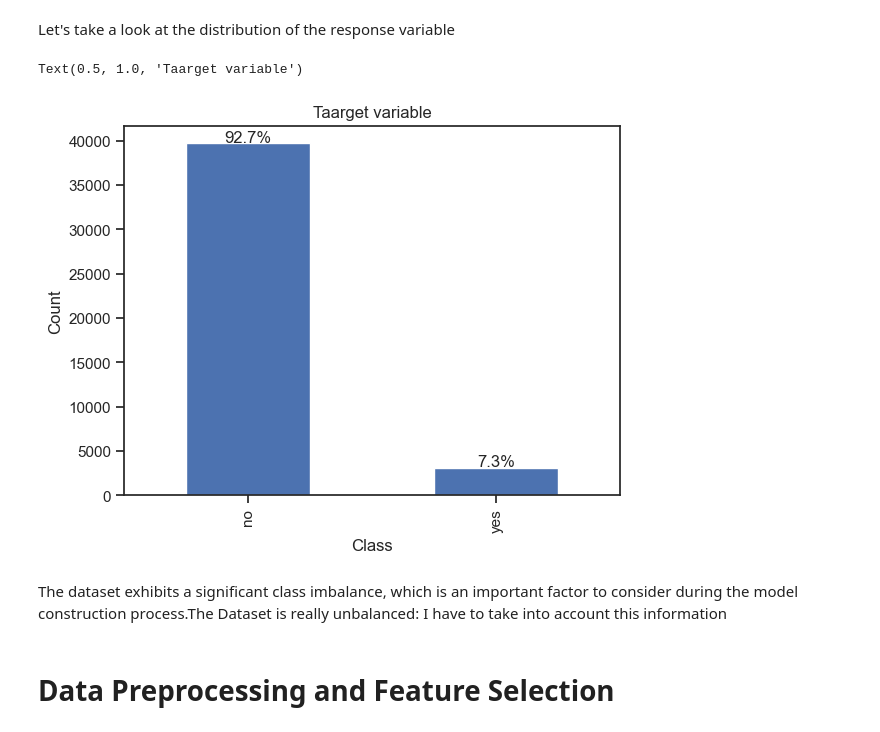
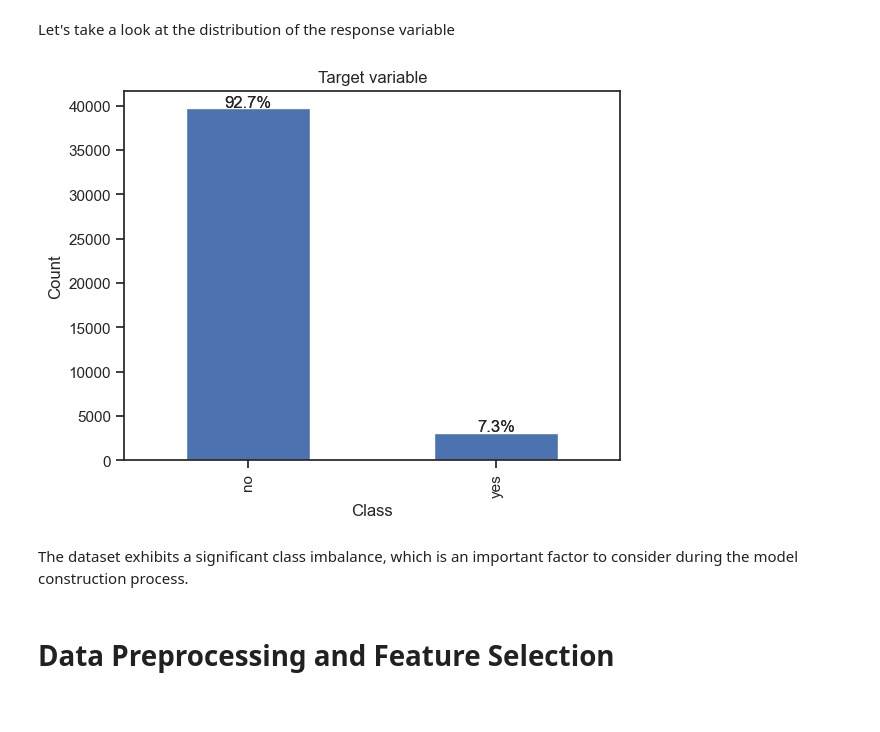
Before and after one commit to pz2398/Marketing_Campaign, a Jupyter notebook: analysis.ipynb, the cells around one changed output. Saved outputs shown, nothing was run; the diff lists cells and outputs as text; code cells hidden in the pictures.

```diff
--- a/analysis.ipynb
+++ b/analysis.ipynb
@@ -235,24 +230,24 @@ Let's take a look at the distribution of the response variable
 # %%
 class_counts = df['y'].value_counts()
 class_percentages = df['y'].value_counts(normalize=True) * 100
 
 class_counts.plot(kind='bar')
 
 percentage = class_percentages["yes"]
 plt.annotate(f'{percentage:.1f}%', (1, class_counts["yes"]), xytext=(0, 1),
                 textcoords='offset points', ha='center')
 percentage = class_percentages["no"]
 plt.annotate(f'{percentage:.1f}%', (0,  class_counts["no"]), xytext=(0, 1),
                 textcoords='offset points', ha='center')
 
 plt.xlabel('Class')
 plt.ylabel('Count')
-plt.title('Taarget variable')
+plt.title('Target variable')
+plt.show()
 # %% [output]
-Text(0.5, 1.0, 'Taarget variable')
-[figure, old version]
+[figure, new version]
 # %% [markdown]
-The dataset exhibits a significant class imbalance, which is an important factor to consider during the model construction process.The Dataset is really unbalanced: I have to take into account this information
+The dataset exhibits a significant class imbalance, which is an important factor to consider during the model construction process.
 # %% [markdown]
 # Data Preprocessing and Feature Selection
 # %% [markdown]
```
Also changed, not shown: parts of 16 cells of this notebook, 1 other file.
